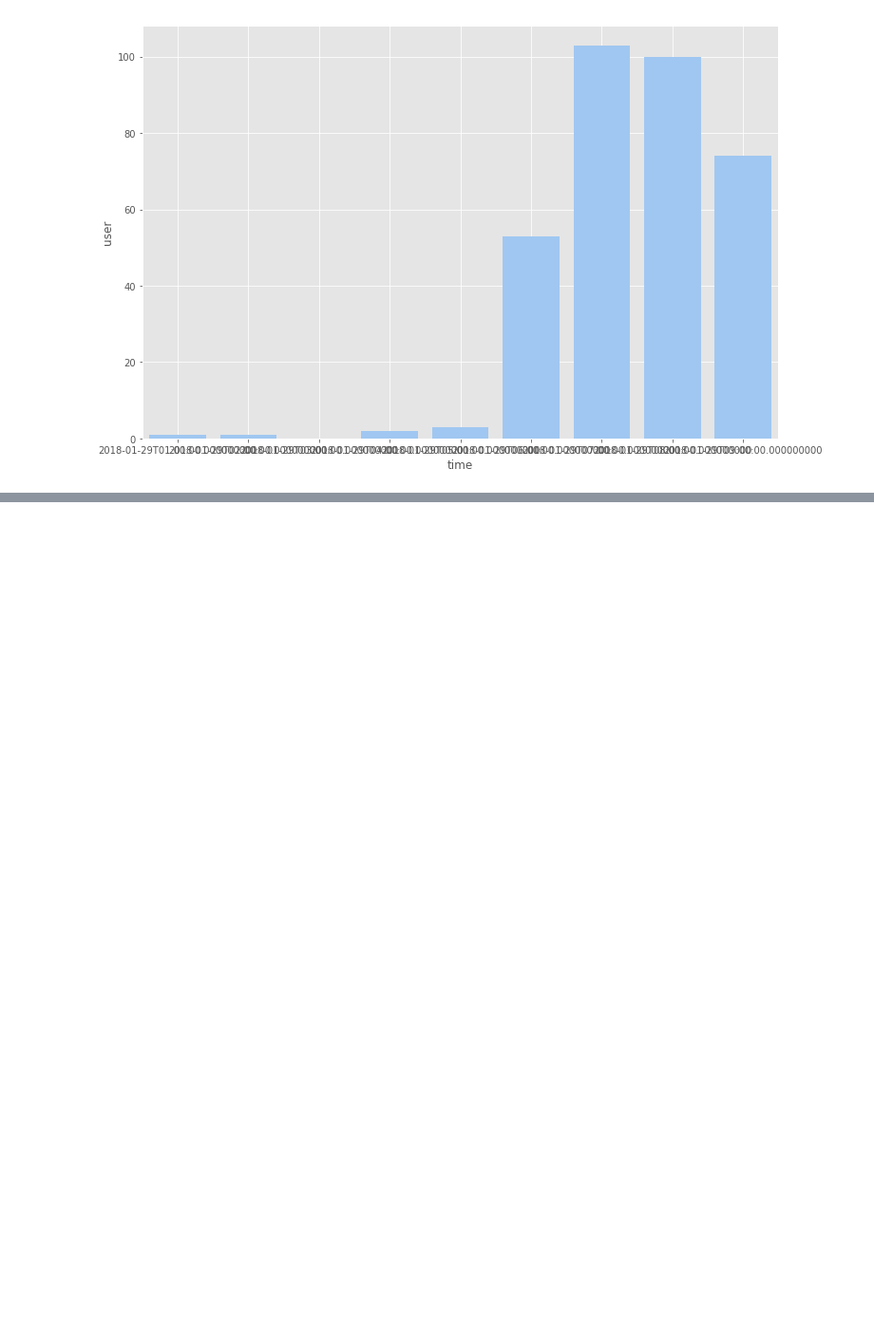
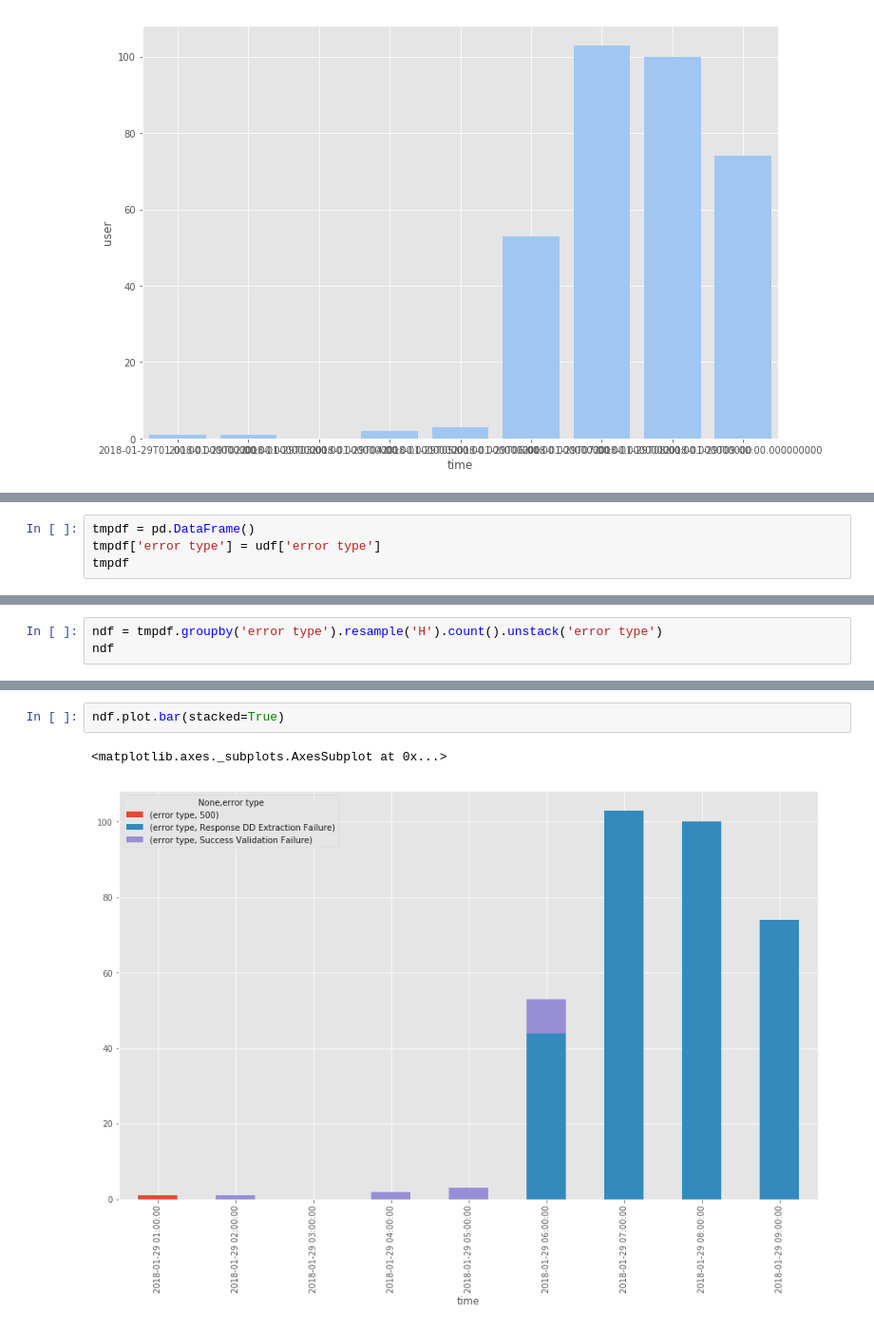
Before and after one commit to bobev18/errlogana, a Jupyter notebook: Log Error Analysis.ipynb, the cells around one changed output, grey strips where cells are left out. Shown at 95% size. Drawn from its saved outputs; the diff is of its cells as text; blank space fills up the shorter version.

```diff
--- a/Log Error Analysis.ipynb
+++ b/Log Error Analysis.ipynb
@@ -782,0 +895,4 @@ df.as_matrix()
+# %%
+tmpdf = pd.DataFrame()
+tmpdf['error type'] = udf['error type']
+tmpdf
@@ -782,0 +920,3 @@ df.as_matrix()
+# %%
+ndf = tmpdf.groupby('error type').resample('H').count().unstack('error type')
+ndf
@@ -782,0 +936,5 @@ df.as_matrix()
+# %%
+ndf.plot.bar(stacked=True)
+# %% [output]
+<matplotlib.axes._subplots.AxesSubplot at 0x...>
+[figure, added]
```
Also changed, not shown: parts of 41 cells of this notebook.
